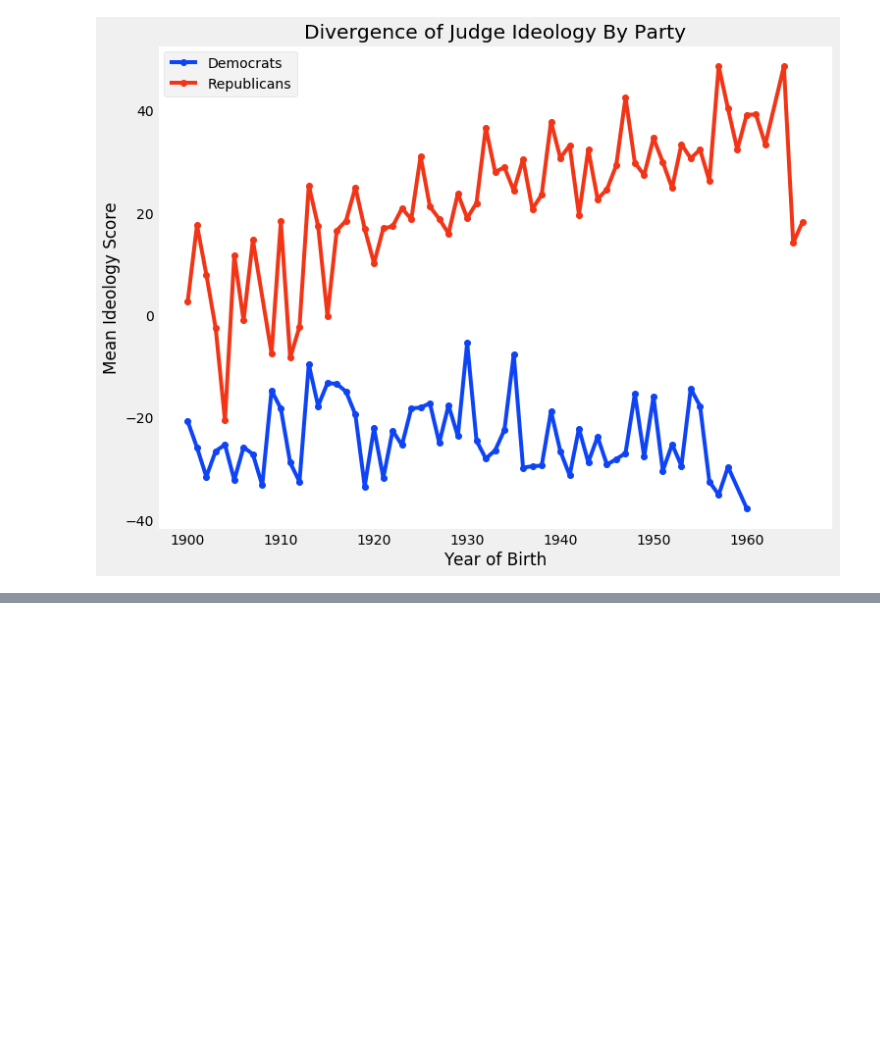
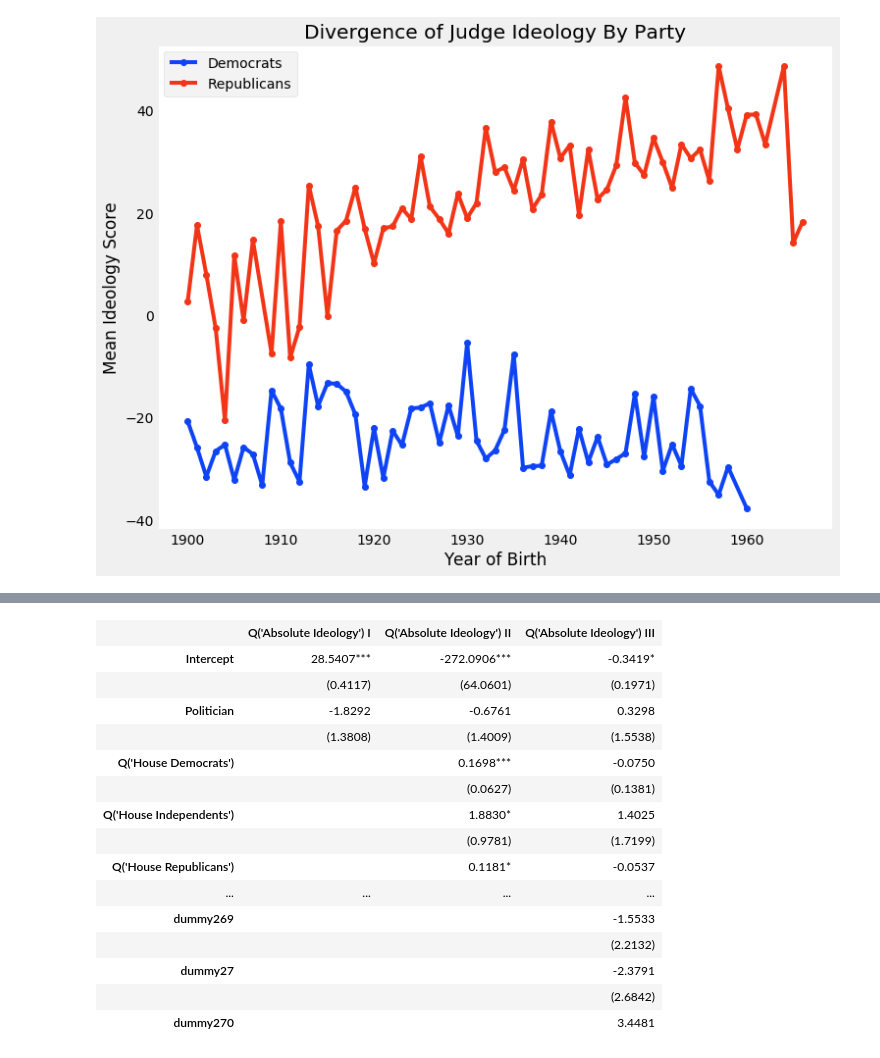
Before and after one commit to isapollnik/uscourts, a Jupyter notebook: Judge Ideology Charts.ipynb, the cells around one changed output, grey strips where cells are left out. Drawn from its saved outputs; the diff is of its cells as text; code cells hidden in the pictures; blank space fills up the shorter version.

```diff
--- a/Judge Ideology Charts.ipynb
+++ b/Judge Ideology Charts.ipynb
@@ -329,0 +419,32 @@ list(judges_ideology)
+# %%
+lm_asb_ideo = list()
+lm_asb_ideo.append(smf.ols(formula="Q('Absolute Ideology') ~ Politician", data=political_judges,
+                  missing="drop").fit(cov_type='HC0'))
+
+lm_asb_ideo.append(smf.ols(formula="Q('Absolute Ideology') ~ Politician" + composition_formula
+                  ,data=political_judges,
+                  missing="drop").fit(cov_type='HC0'))
+
+lm_asb_ideo.append(smf.ols(formula="Q('Absolute Ideology') ~ Politician" + composition_formula + dummies_formula
+                  ,data=political_judges,
+                  missing="drop").fit(cov_type='HC0'))
+
+#inclusion of the full set of dummies flipped the sign of the Politician coefficient, again
+summary_col(lm_asb_ideo, stars=True)
+# %% [output]
+|  | Q('Absolute Ideology') I | Q('Absolute Ideology') II | Q('Absolute Ideology') III |
+| Intercept | 28.5407*** | -272.0906*** | -0.3419* |
+|  | (0.4117) | (64.0601) | (0.1971) |
+| Politician | -1.8292 | -0.6761 | 0.3298 |
+|  | (1.3808) | (1.4009) | (1.5538) |
+| Q('House Democrats') |  | 0.1698*** | -0.0750 |
+|  |  | (0.0627) | (0.1381) |
+| Q('House Independents') |  | 1.8830* | 1.4025 |
+|  |  | (0.9781) | (1.7199) |
+| Q('House Republicans') |  | 0.1181* | -0.0537 |
+| ... | ... | ... | ... |
+| dummy269 |  |  | -1.5533 |
+|  |  |  | (2.2132) |
+| dummy27 |  |  | -2.3791 |
+|  |  |  | (2.6842) |
+| dummy270 |  |  | 3.4481 |
```
Also changed, not shown: parts of 40 cells of this notebook, 3 other files.
